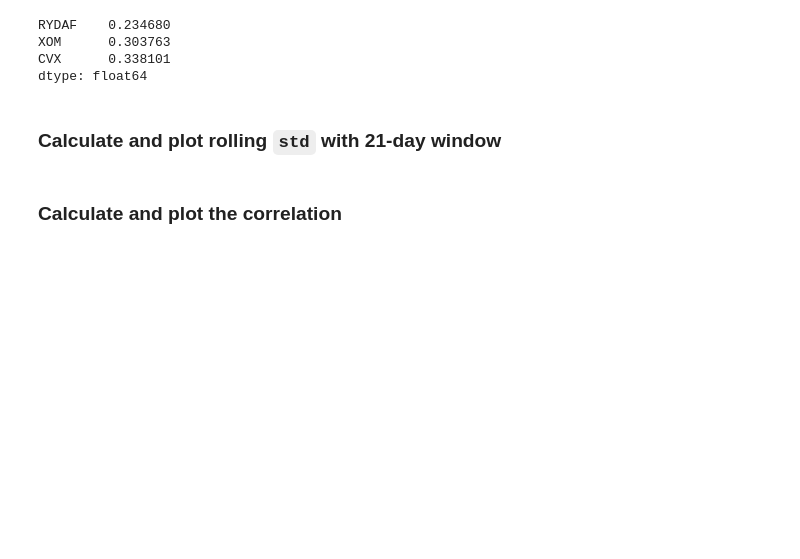
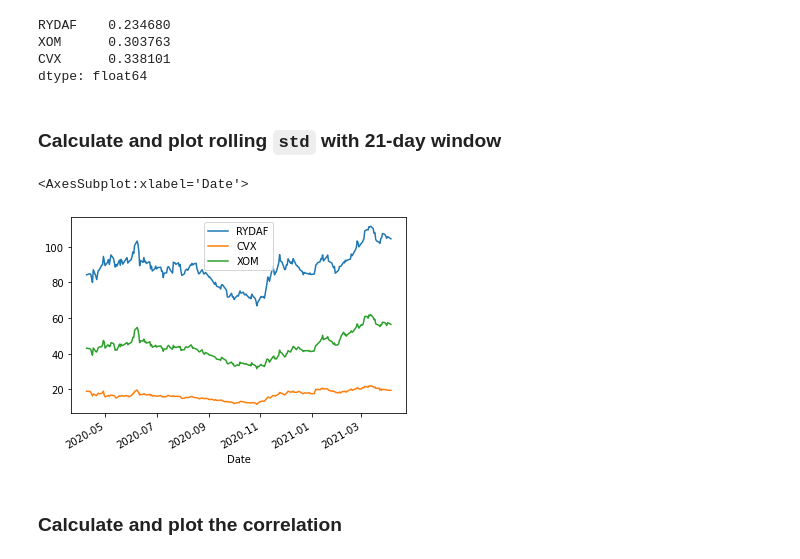
Before and after one commit to Billieo/Pandas, a Jupyter notebook: Panda_Homework.ipynb, the cells around one changed output. Saved outputs shown, nothing was run; the diff lists cells and outputs as text; code cells hidden in the pictures; blank space fills up the shorter version.

```diff
--- a/Panda_Homework.ipynb
+++ b/Panda_Homework.ipynb
@@ -565,8 +592,12 @@ dtype: float64
 ### Calculate and plot rolling `std` with 21-day window
 # %%
 # Calculate rolling standard deviation
-
+df.rolling(window=180).std()
 # Plot rolling standard deviation
+df.plot()
+# %% [output]
+<AxesSubplot:xlabel='Date'>
+[figure, added]
 # %% [markdown]
 ### Calculate and plot the correlation
 # %%
```
Also changed, not shown: parts of 16 cells of this notebook.
